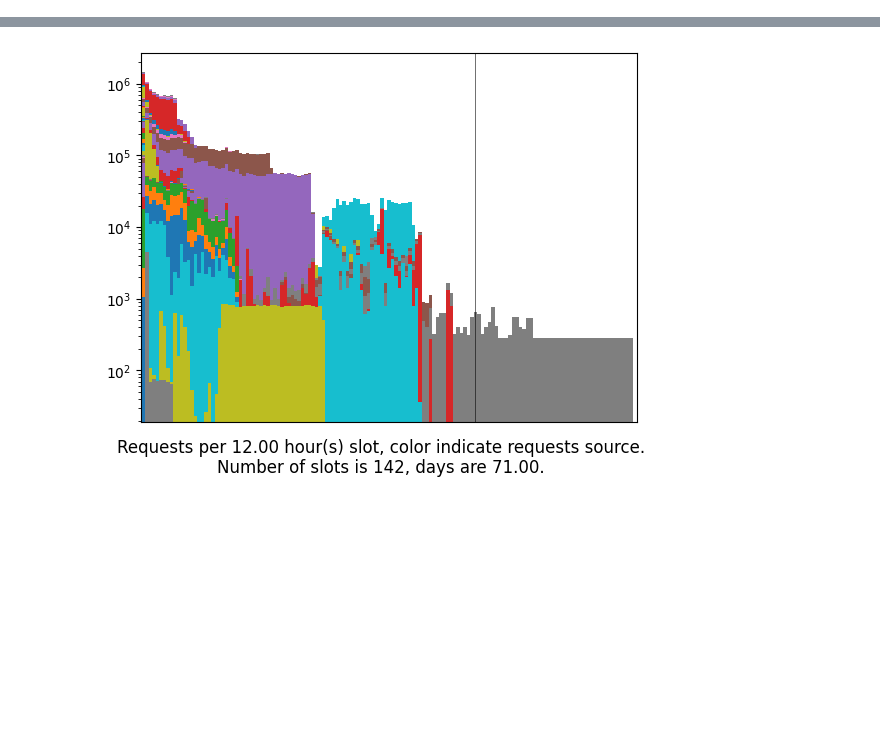
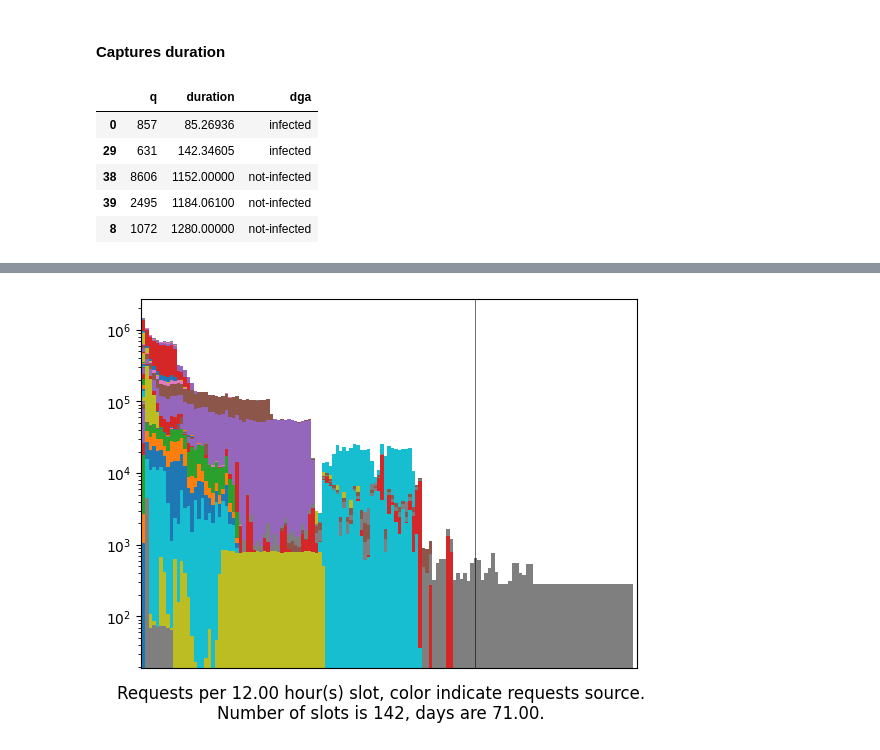
Before and after one commit to princio/dga-detection-analysis-framework, a Jupyter notebook: ml/windows_time.ipynb, the cells around one changed output, grey strips where cells are left out. Cells and saved outputs as stored; diff of their text form; code cells hidden in the pictures; blank space fills up the shorter version.

```diff
--- a/ml/windows_time.ipynb
+++ b/ml/windows_time.ipynb
@@ -84,0 +112,28 @@ Further advantages are:
+# %%
+
+pp("#### Overall statistics")
+
+DF = pd.read_sql(f"""
+    SELECT
+        PCAP.*,
+        MW.DGA
+    FROM PCAP
+    JOIN MALWARE AS MW
+    ON MW.ID = PCAP.MALWARE_ID
+    WHERE PCAP.DATASET = '{DATASET}'
+""", database.engine)
+
+DF["dga"] = DF["dga"].replace([0,2], ["not-infected", "infected"])
+
+tmp = DF.rename(columns={"id": "count"})[["count", "q", "u", "dga"]]\
+        .groupby("dga")\
+        .agg({"count": "count", "q": "sum", "u": "sum"})
+tmp.index.rename(None, inplace=True)
+
+pp(
+    f"The final data set has been composed by {DF.shape[0]} captures. "\
+    f"Of these, {tmp.loc["infected", "count"]} are @infected and "\
+    f"{tmp.loc["not-infected", "count"]} @not-infected.\n"
+)
+
+pt(tmp.map(lambda x: qq.Quantity(x).render(prec=2)), width="340px", caption="Total number of requests and uniques in the data set.")
@@ -84,0 +224,14 @@ Further advantages are:
+# %%
+pp("#### Captures duration")
+
+tmp = DF[["q", "duration", "dga"]].copy().sort_values("duration")
+
+tmp.head()
+# %% [output]
+#### Captures duration
+|  | q | duration | dga |
+| 0 | 857 | 85.26936 | infected |
+| 29 | 631 | 142.34605 | infected |
+| 38 | 8606 | 1152.00000 | not-infected |
+| 39 | 2495 | 1184.06100 | not-infected |
+| 8 | 1072 | 1280.00000 | not-infected |
```
Also changed, not shown: parts of 8 cells of this notebook.
